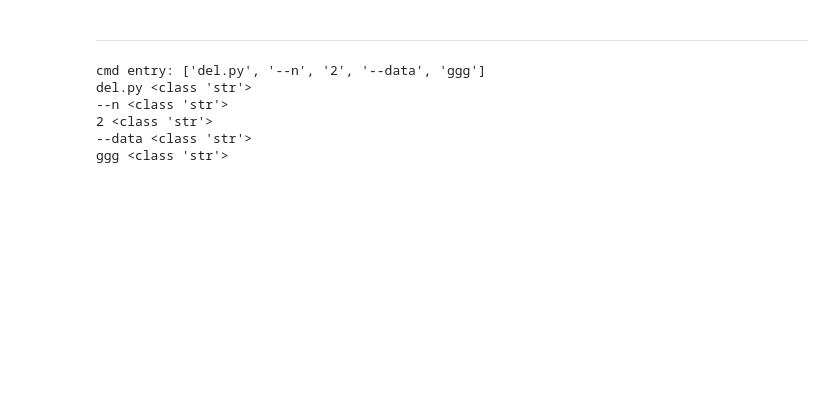
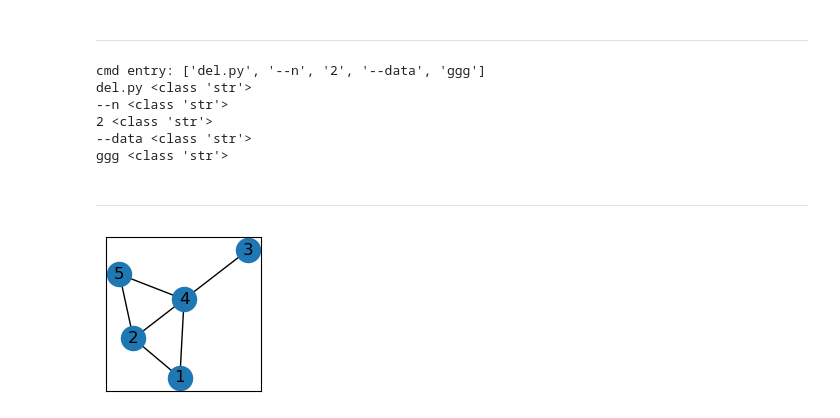
Before and after one commit to win7/GNN_Unsupervised, a Jupyter notebook: test.ipynb, the cells around one changed output. Drawn from its saved outputs; the diff is of its cells as text; code cells hidden in the pictures; blank space fills up the shorter version.

```diff
--- a/test.ipynb
+++ b/test.ipynb
@@ -308,3 +316,5 @@ del.py <class 'str'>
 2 <class 'str'>
 --data <class 'str'>
 ggg <class 'str'>
+# %% [markdown]
+---
@@ -310,0 +325,12 @@ ggg <class 'str'>
+# %%
+elist = [(1, 2, 0.5), (1, 4, -0.6), (2, 4, 0.7), (2, 5, -0.8), (3, 4, 0.9), (4, 5, -1.0)]
+df = pd.DataFrame(elist, columns=["source", "target", "weight1"])
+df[["source", "target"]] = df[["source", "target"]].astype("string")
+
+G1 = nx.from_pandas_edgelist(df, edge_attr=["weight1"])
+
+plt.figure(1, figsize=(2, 2))
+nx.draw_networkx(G1)
+plt.show()
+# %% [output]
+[figure, added]
```
Also changed, not shown: parts of 12 cells of this notebook, 5 other files.
